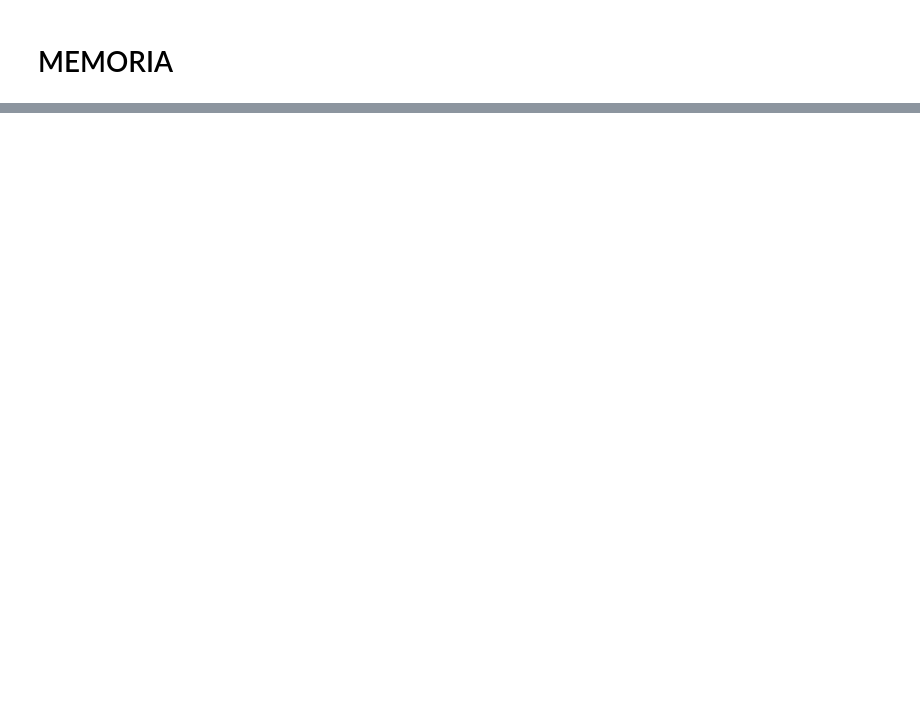
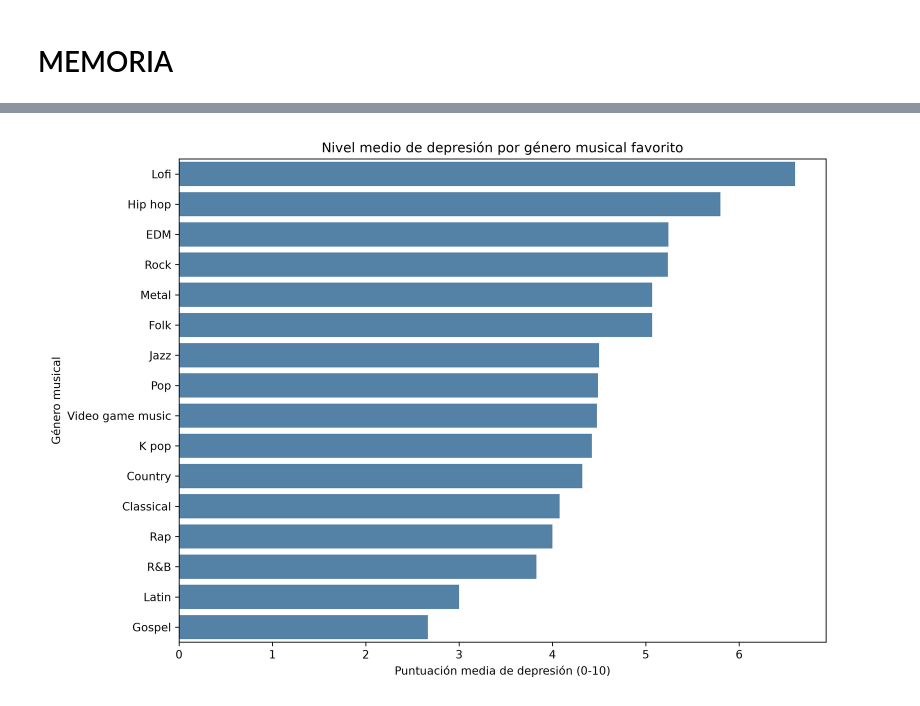
Before and after one commit to ORTZI15/musica_y_subconsciente, a Jupyter notebook: src/memoria.ipynb, the cells around one changed output, grey strips where cells are left out. Drawn from its saved outputs; the diff is of its cells as text; code cells hidden in the pictures; blank space fills up the shorter version.

```diff
--- a/src/memoria.ipynb
+++ b/src/memoria.ipynb
@@ -25,0 +102,4 @@ Tras la inspección estructural inicial mediante el diagnóstico de tipos de dat
+# %%
+display(Image(filename="codigo/graficos/H2_genero_depresion.png"))
+# %% [output]
+[figure, added]
```
Also changed, not shown: parts of 15 cells of this notebook, 8 other files.
